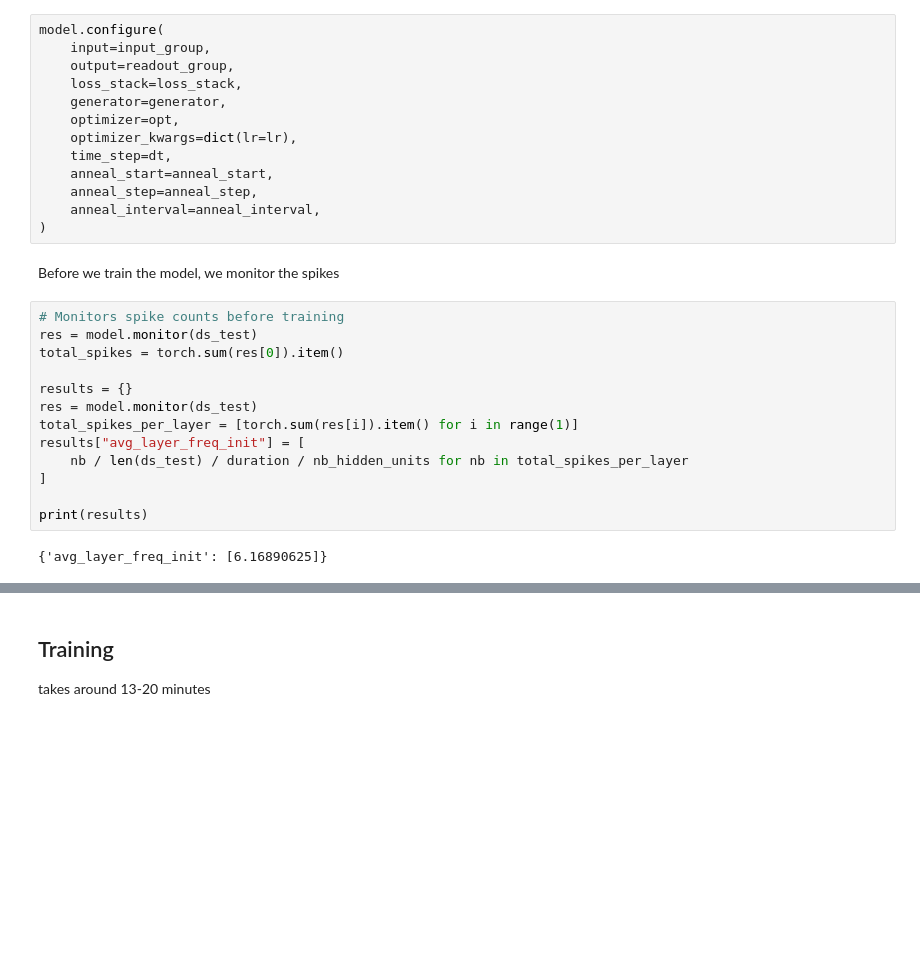
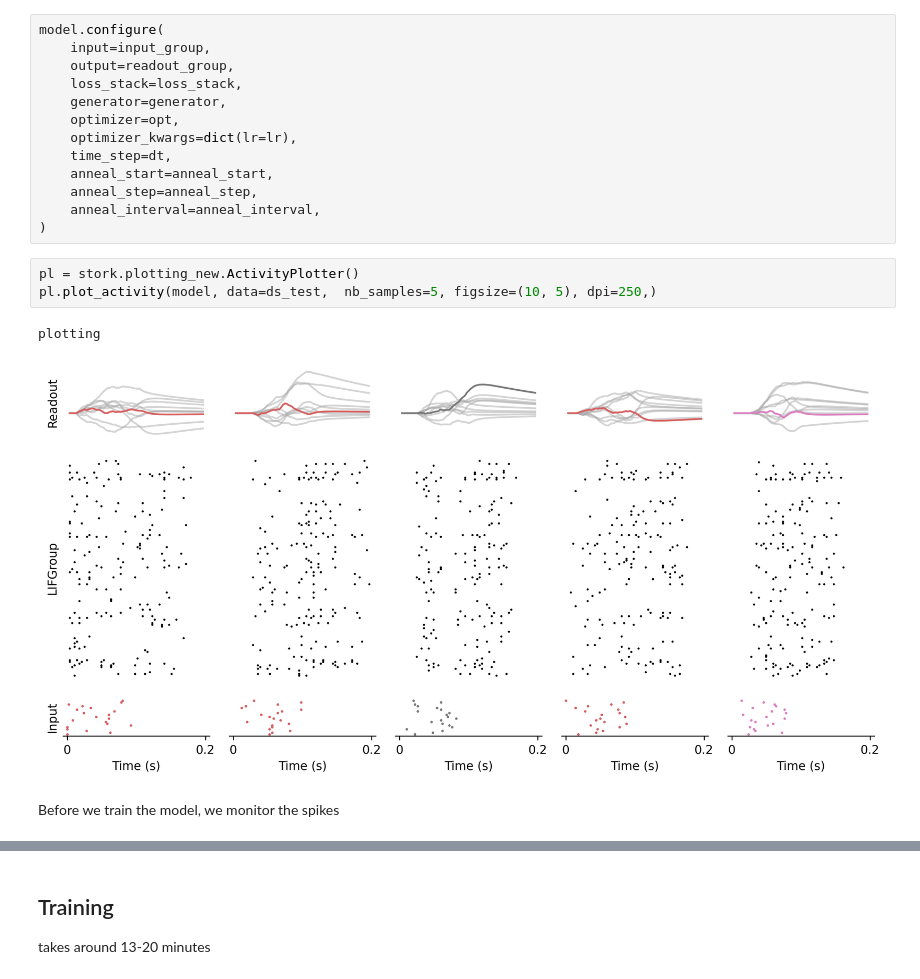
Before and after one commit to jgygax/stork-1, a Jupyter notebook: examples/01_Shallow_SNN_Randman.ipynb, the cells around one changed output, grey strips where cells are left out. Drawn from its saved outputs; the diff is of its cells as text; blank space fills up the shorter version.

```diff
--- a/examples/01_Shallow_SNN_Randman.ipynb
+++ b/examples/01_Shallow_SNN_Randman.ipynb
@@ -182,20 +186,11 @@ model.configure(
     anneal_step=anneal_step,
     anneal_interval=anneal_interval,
 )
+# %%
+pl = stork.plotting_new.ActivityPlotter()
+pl.plot_activity(model, data=ds_test,  nb_samples=5, figsize=(10, 5), dpi=250,)
+# %% [output]
+plotting
+[figure, added]
 # %% [markdown]
 Before we train the model, we monitor the spikes
-# %%
-# Monitors spike counts before training
-res = model.monitor(ds_test)
-total_spikes = torch.sum(res[0]).item()
-
-results = {}
-res = model.monitor(ds_test)
-total_spikes_per_layer = [torch.sum(res[i]).item() for i in range(1)]
-results["avg_layer_freq_init"] = [
-    nb / len(ds_test) / duration / nb_hidden_units for nb in total_spikes_per_layer
-]
-
-print(results)
-# %% [output]
-{'avg_layer_freq_init': [6.16890625]}
```
Also changed, not shown: parts of 14 cells of this notebook.
